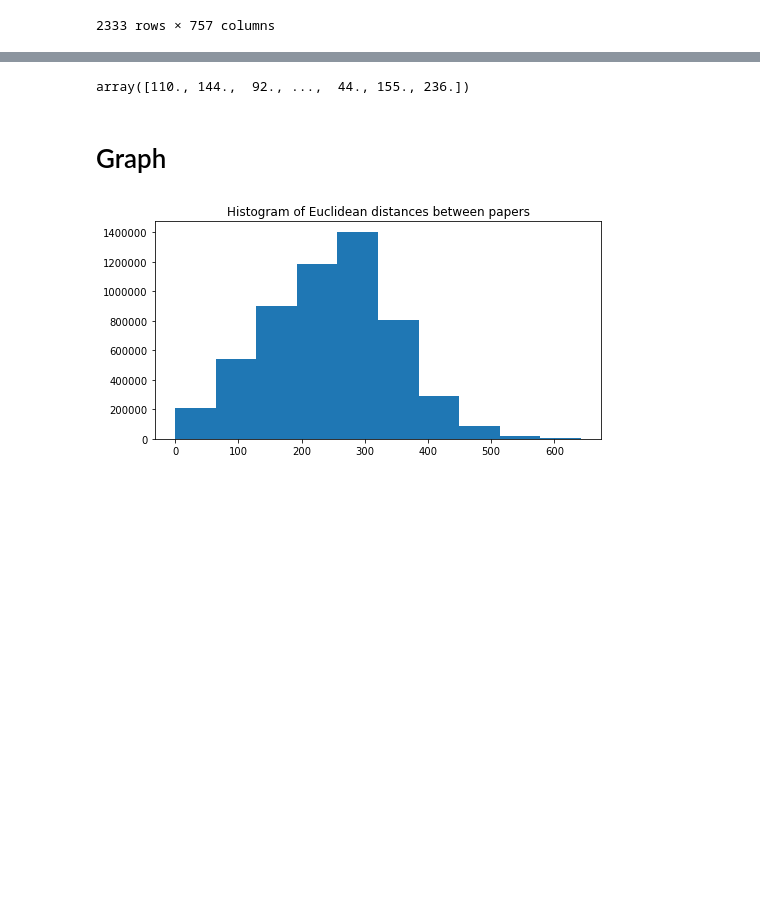
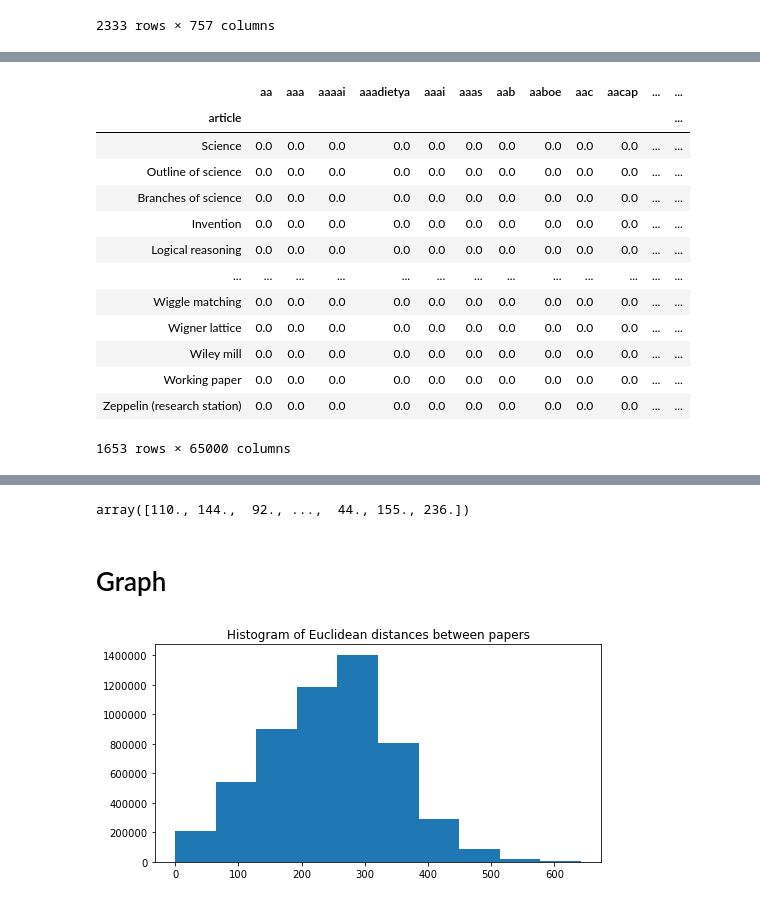
Before and after one commit to aaag97/ntds-projects, a Jupyter notebook: Project/wikipedia.ipynb, the cells around one changed output, grey strips where cells are left out. Saved outputs shown, nothing was run; the diff lists cells and outputs as text; code cells hidden in the pictures; blank space fills up the shorter version.

```diff
--- a/Project/wikipedia.ipynb
+++ b/Project/wikipedia.ipynb
@@ -237,0 +246,33 @@ df3
+# %%
+#remove strings like "10,000"
+#science_df['words'] = science_df['words'].apply(lambda word_list: list(filter(lambda word: (',' not in word), word_list)))
+#only keep strings that contain alphabet chars
+science_df['words'] = science_df['words'].apply(lambda word_list: list(filter(lambda word: word.isalpha(), word_list)))
+# create a column with all words concatenated
+science_df['words_string'] = science_df['words'].apply(lambda words_list: " ".join(words_list))
+
+vectorizer = TfidfVectorizer()
+vectors = vectorizer.fit_transform(science_df['words_string'])
+feature_names = vectorizer.get_feature_names()
+#dense = vectors.todense()
+#denselist = dense.tolist()
+
+#tf_idf_science = pd.DataFrame(denselist, columns=feature_names, index = science_df['article'])
+#tf_idf_science.to_pickle('tf_idf_science')
+tf_idf_science = pd.read_pickle('tf_idf_files/tf_idf_science')
+tf_idf_science
+# %% [output]
+|  | aa | aaa | aaaai | aaadietya | aaai | aaas | aab | aaboe | aac | aacap | ... | ... |
+| article |  |  |  |  |  |  |  |  |  |  |  | ... |
+| Science | 0.0 | 0.0 | 0.0 | 0.0 | 0.0 | 0.0 | 0.0 | 0.0 | 0.0 | 0.0 | ... | ... |
+| Outline of science | 0.0 | 0.0 | 0.0 | 0.0 | 0.0 | 0.0 | 0.0 | 0.0 | 0.0 | 0.0 | ... | ... |
+| Branches of science | 0.0 | 0.0 | 0.0 | 0.0 | 0.0 | 0.0 | 0.0 | 0.0 | 0.0 | 0.0 | ... | ... |
+| Invention | 0.0 | 0.0 | 0.0 | 0.0 | 0.0 | 0.0 | 0.0 | 0.0 | 0.0 | 0.0 | ... | ... |
+| Logical reasoning | 0.0 | 0.0 | 0.0 | 0.0 | 0.0 | 0.0 | 0.0 | 0.0 | 0.0 | 0.0 | ... | ... |
+| ... | ... | ... | ... | ... | ... | ... | ... | ... | ... | ... | ... | ... |
+| Wiggle matching | 0.0 | 0.0 | 0.0 | 0.0 | 0.0 | 0.0 | 0.0 | 0.0 | 0.0 | 0.0 | ... | ... |
+| Wigner lattice | 0.0 | 0.0 | 0.0 | 0.0 | 0.0 | 0.0 | 0.0 | 0.0 | 0.0 | 0.0 | ... | ... |
+| Wiley mill | 0.0 | 0.0 | 0.0 | 0.0 | 0.0 | 0.0 | 0.0 | 0.0 | 0.0 | 0.0 | ... | ... |
+| Working paper | 0.0 | 0.0 | 0.0 | 0.0 | 0.0 | 0.0 | 0.0 | 0.0 | 0.0 | 0.0 | ... | ... |
+| Zeppelin (research station) | 0.0 | 0.0 | 0.0 | 0.0 | 0.0 | 0.0 | 0.0 | 0.0 | 0.0 | 0.0 | ... | ... |
+1653 rows × 65000 columns
```
Also changed, not shown: parts of 21 cells of this notebook, 3 other files.
